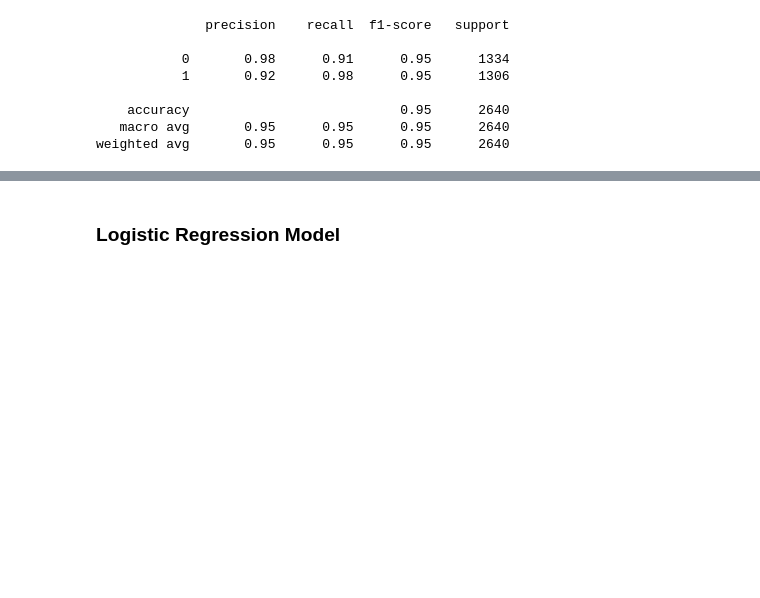
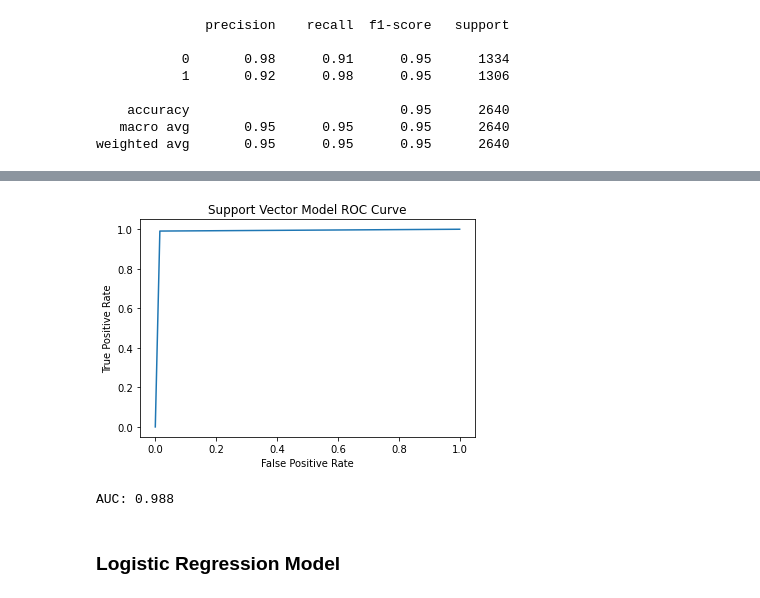
Before and after one commit to michaelchyan/MSDS422, a Jupyter notebook: Module_4_Bankruptcy.ipynb, the cells around one changed output, grey strips where cells are left out. Drawn from its saved outputs; the diff is of its cells as text; code cells hidden in the pictures; blank space fills up the shorter version.

```diff
--- a/Module_4_Bankruptcy.ipynb
+++ b/Module_4_Bankruptcy.ipynb
@@ -252,6 +252,20 @@ print(classification_report(y_test, grid_predictions))
     accuracy                           0.99      2640
    macro avg       0.99      0.99      0.99      2640
 weighted avg       0.99      0.99      0.99      2640
+# %%
+fpr, tpr, _ = metrics.roc_curve(y_test, grid_predictions)
+
+#create ROC curve
+plt.plot(fpr,tpr)
+plt.title('Support Vector Model ROC Curve')
+plt.ylabel('True Positive Rate')
+plt.xlabel('False Positive Rate')
+plt.show()
+auc = roc_auc_score(y_test, grid_predictions)
+print('AUC: %.3f' % auc)
+# %% [output]
+[figure, added]
+AUC: 0.988
 # %% [markdown]
 ### Logistic Regression Model
 # %%
```
Also changed, not shown: parts of 13 cells of this notebook.
